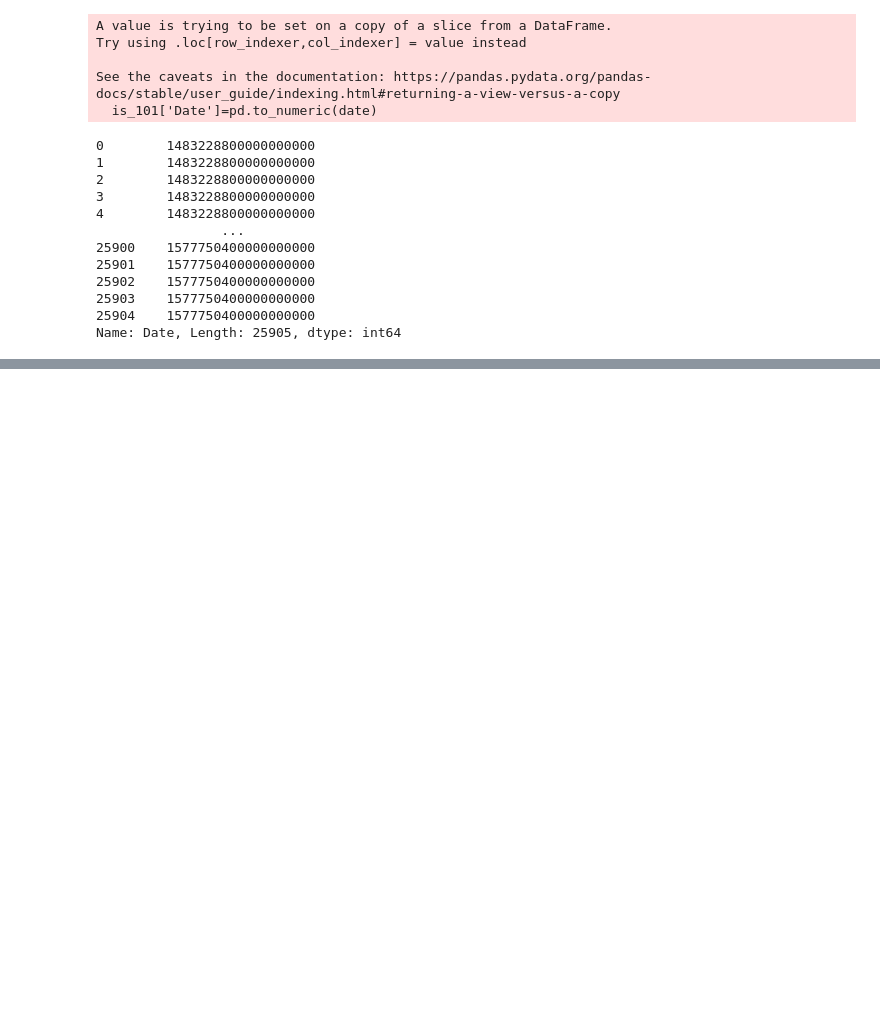
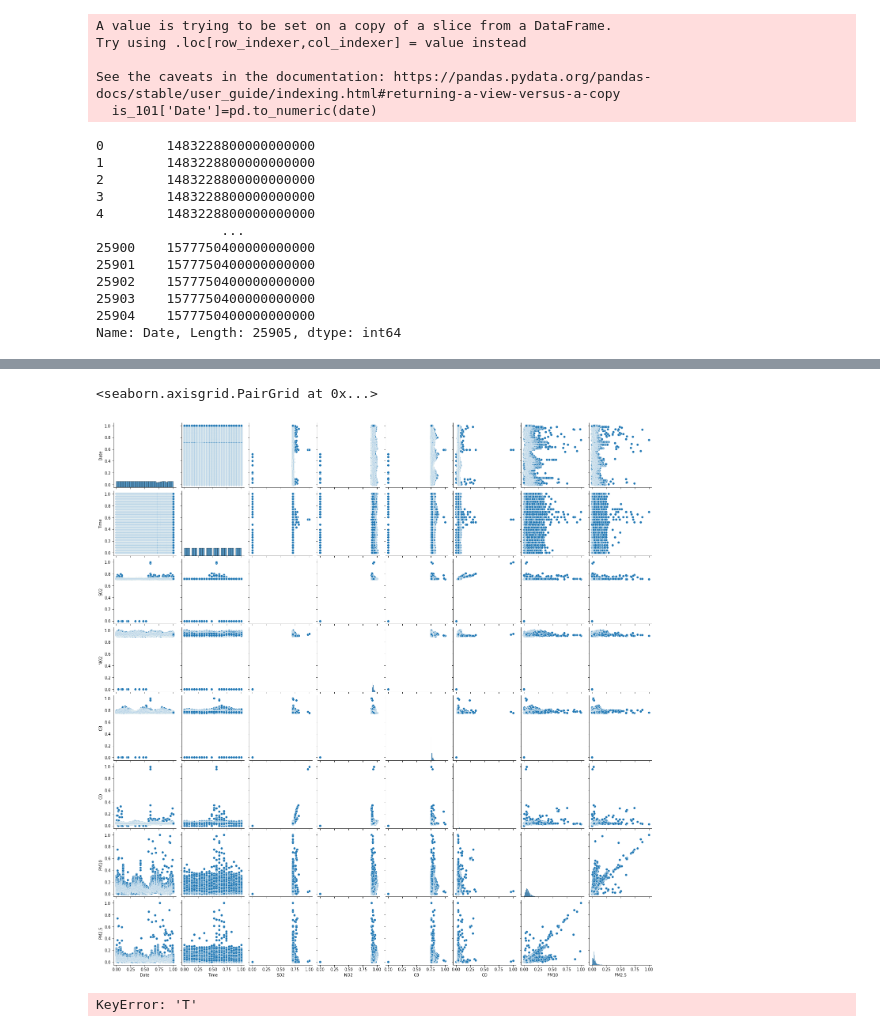
Before and after one commit to HanSaemLee/MachineLearning, a Jupyter notebook: 과제를똑같이만들어봄.ipynb, the cells around one changed output, grey strips where cells are left out. Saved outputs shown, nothing was run; the diff lists cells and outputs as text; code cells hidden in the pictures; blank space fills up the shorter version.

```diff
--- a/과제를똑같이만들어봄.ipynb
+++ b/과제를똑같이만들어봄.ipynb
@@ -289,0 +318,4 @@ Name: Date, Length: 25905, dtype: int64
+# %%
+time=pd.Series(Time)
+is_101['Time'] = pd.to_numeric(time)
+is_101['Time']
@@ -289,0 +340,3 @@ Name: Date, Length: 25905, dtype: int64
+# %%
+is_101['Time']=is_101['Time'].astype(float)
+is_101.dtypes
@@ -289,0 +368,4 @@ Name: Date, Length: 25905, dtype: int64
+# %%
+# Station code 삭제
+is_101 = is_101.drop(['Station code'], axis=1)
+is_101.head()
@@ -289,0 +385,9 @@ Name: Date, Length: 25905, dtype: int64
+# %%
+# here feature scaling is done to transform raw data into a standardized dataset so that they fall in a specific range of values.
+# MinMaxScaler is used which transforms the data in the range between 0 and 1
+
+num = is_101.keys()
+scaler = MinMaxScaler()
+scaler.fit(is_101[num])
+is_101[num] = scaler.transform(is_101[num])
+is_101[num]
@@ -289,0 +408,11 @@ Name: Date, Length: 25905, dtype: int64
+# %%
+snc.pairplot(is_101[['Date','Time','SO2','NO2','O3','CO','PM10','PM2.5']], diag_kind ='auto')
+# %% [output]
+<seaborn.axisgrid.PairGrid at 0x...>
+[figure, added]
+# %%
+features=is_101
+target=is_101['T']
+target
+# %% [output]
+KeyError: 'T'
```
Also changed, not shown: parts of 9 cells of this notebook, 5 other files.
